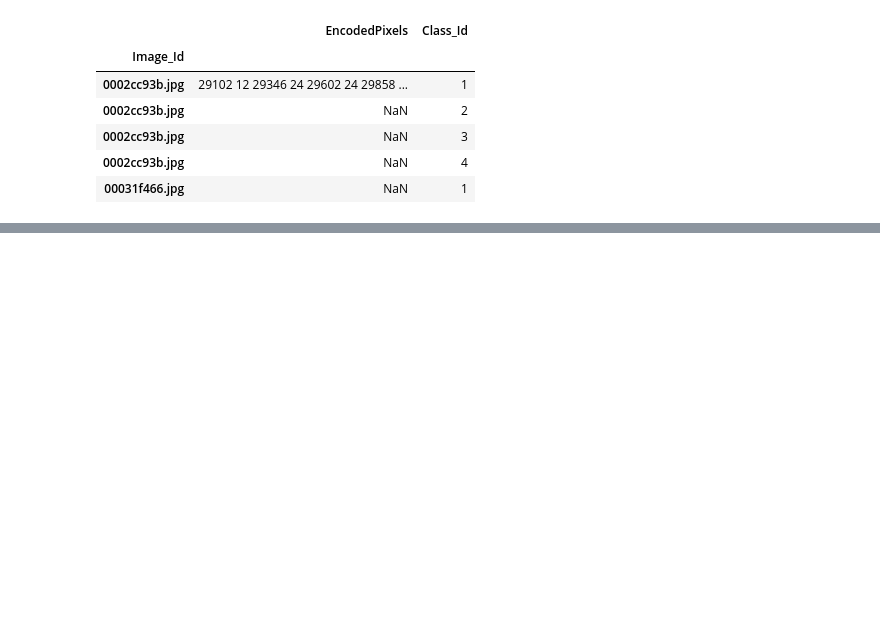
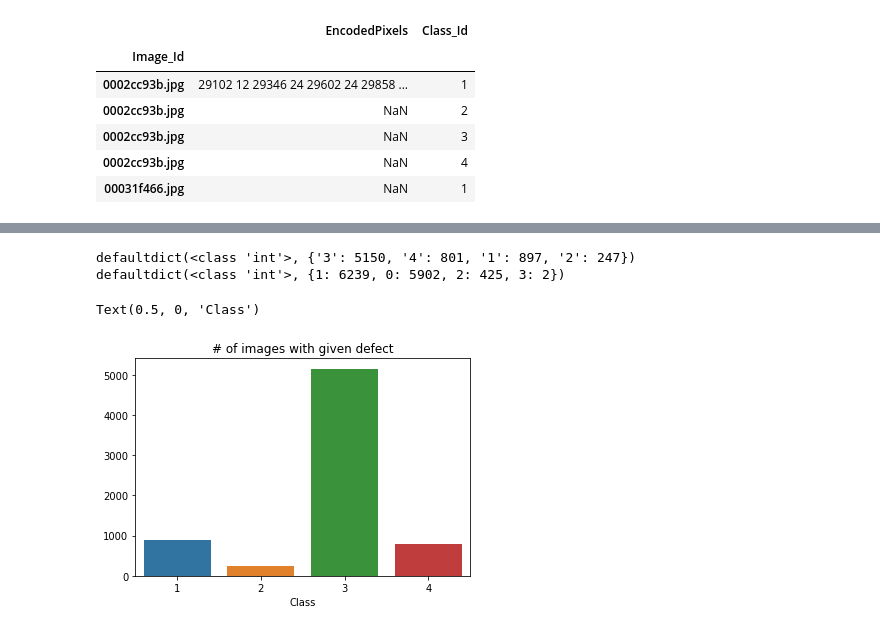
Before and after one commit to kszczupak/kaggle_competitions, a Jupyter notebook: SteelDefectsDetection/EDA.ipynb, the cells around one changed output, grey strips where cells are left out. Drawn from its saved outputs; the diff is of its cells as text; code cells hidden in the pictures; blank space fills up the shorter version.

```diff
--- a/SteelDefectsDetection/EDA.ipynb
+++ b/SteelDefectsDetection/EDA.ipynb
@@ -130,0 +120,2 @@ train_df.head()
+# %%
+train_images = set(train_df.index)
@@ -130,0 +156,22 @@ train_df.head()
+# %%
+from collections import defaultdict
+
+defects_count = defaultdict(int)
+num_of_defects_in_image = defaultdict(int)
+has_defects_labels = dict()
+
+for train_image in tqdm_notebook(train_images):
+    defects_in_image = 0
+    image_df = train_df.loc[train_image]
+
+    for defect_class in '1234':
+#         breakpoint()
+        if image_df[image_df['Class_Id'] == defect_class]['EncodedPixels'].notnull().any():
+            defects_count[defect_class] += 1
+            defects_in_image += 1
+
+    num_of_defects_in_image[defects_in_image] += 1
+    has_defects_labels[train_image] = 1 if defects_in_image else 0
+
+without_defect = num_of_defects_in_image[0]
+print(f"Images without any defects: {without_defect}/{len(train_images)} ({100 * without_defect//len(train_images)}%)")
@@ -130,0 +185,14 @@ train_df.head()
+# %%
+print(defects_count)
+print(num_of_defects_in_image)
+# %% [output]
+defaultdict(<class 'int'>, {'3': 5150, '4': 801, '1': 897, '2': 247})
+defaultdict(<class 'int'>, {1: 6239, 0: 5902, 2: 425, 3: 2})
+# %%
+fig, ax = plt.subplots()
+sns.barplot(x=list(defects_count.keys()), y=list(defects_count.values()), ax=ax)
+ax.set_title("# of images with given defect")
+ax.set_xlabel('Class')
+# %% [output]
+Text(0.5, 0, 'Class')
+[figure, added]
```
Also changed, not shown: parts of 22 cells of this notebook.
